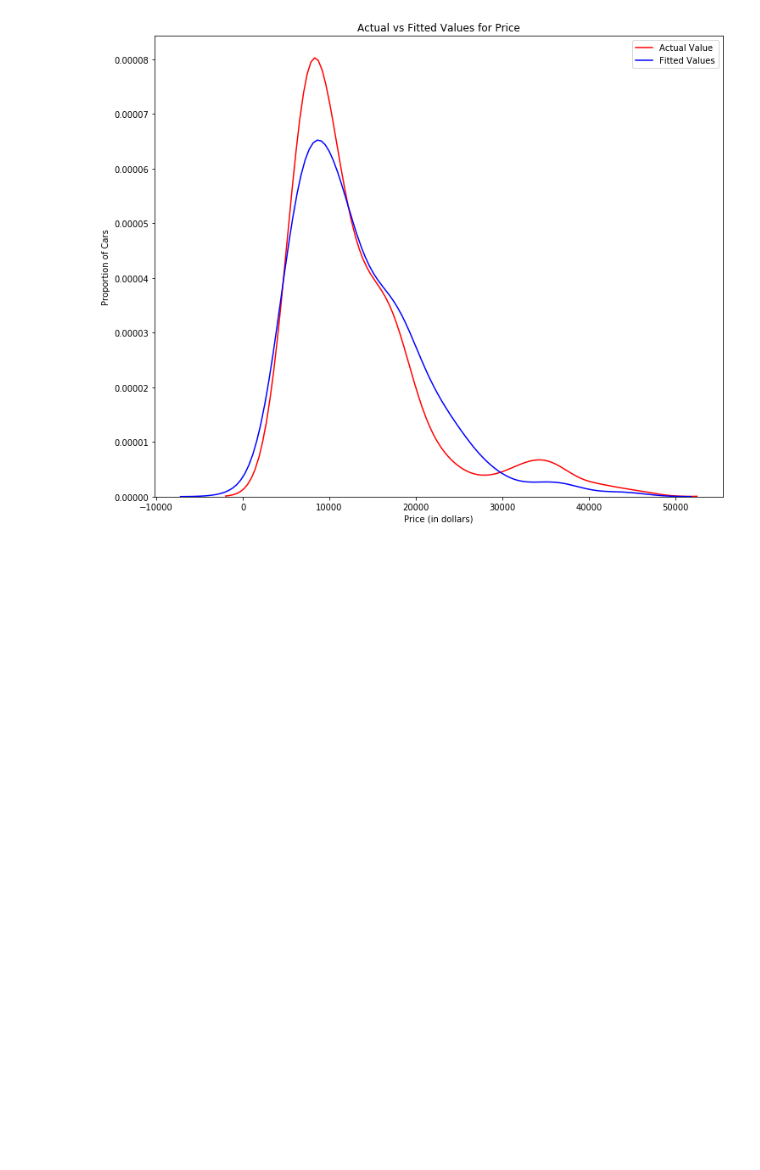
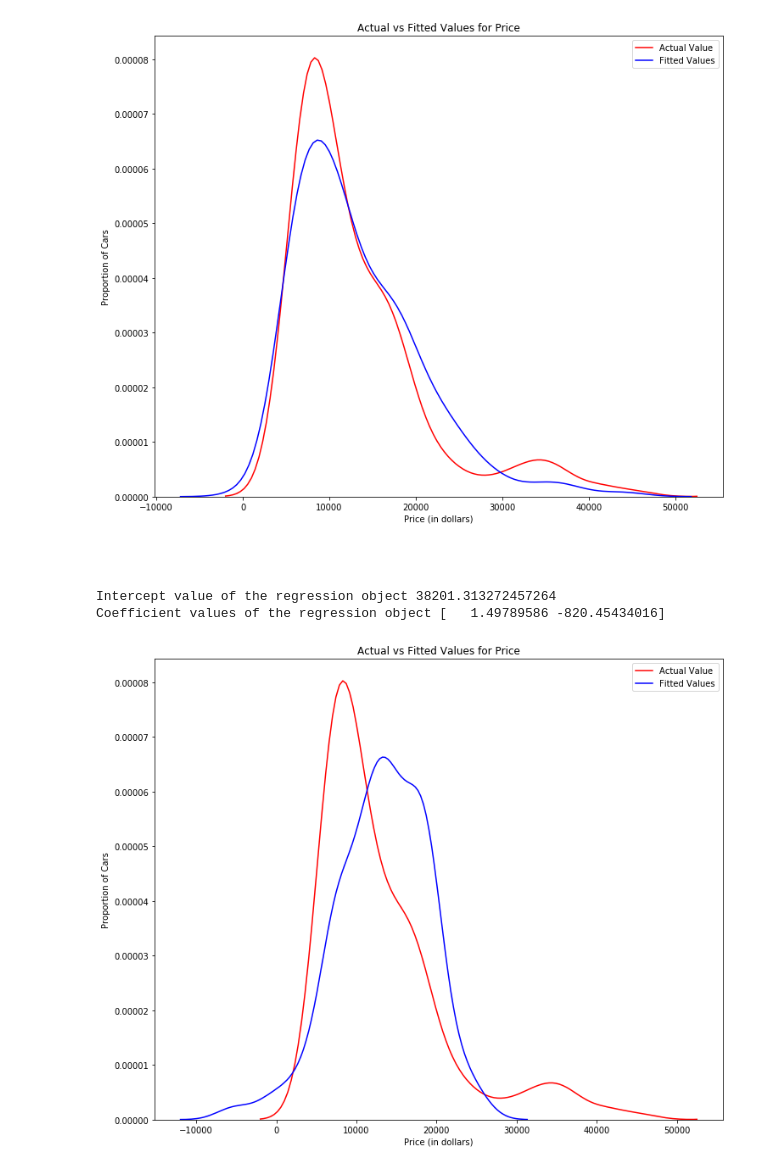
Before and after one commit to sdman135/Cars-project, a Jupyter notebook: Untitled.ipynb, the cells around one changed output. Cells and saved outputs as stored; diff of their text form; code cells hidden in the pictures; blank space fills up the shorter version.

```diff
--- a/Untitled.ipynb
+++ b/Untitled.ipynb
@@ -200,3 +200,31 @@ plt.show()
 plt.close()
 # %% [output]
 [figure]
+# %% [markdown]
+##
+# %%
+mlr2 = LinearRegression()
+mlr2.fit(df[['normalized-losses','highway-mpg']],df['price'])
+print(f'Intercept value of the regression object {mlr2.intercept_}')
+print(f'Coefficient values of the regression object {mlr2.coef_}')
+# %% [output]
+Intercept value of the regression object 38201.313272457264
+Coefficient values of the regression object [   1.49789586 -820.45434016]
+# %%
+Yhat3 = mlr2.predict(df[['normalized-losses','highway-mpg']])
+
+plt.figure(figsize=(12, 10))
+
+
+ax1 = sns.distplot(df['price'], hist=False, color="r", label="Actual Value")
+sns.distplot(Yhat3, hist=False, color="b", label="Fitted Values" , ax=ax1)
+
+
+plt.title('Actual vs Fitted Values for Price')
+plt.xlabel('Price (in dollars)')
+plt.ylabel('Proportion of Cars')
+
+plt.show()
+plt.close()
+# %% [output]
+[figure, added]
```
Also changed, not shown: parts of 2 cells of this notebook.
